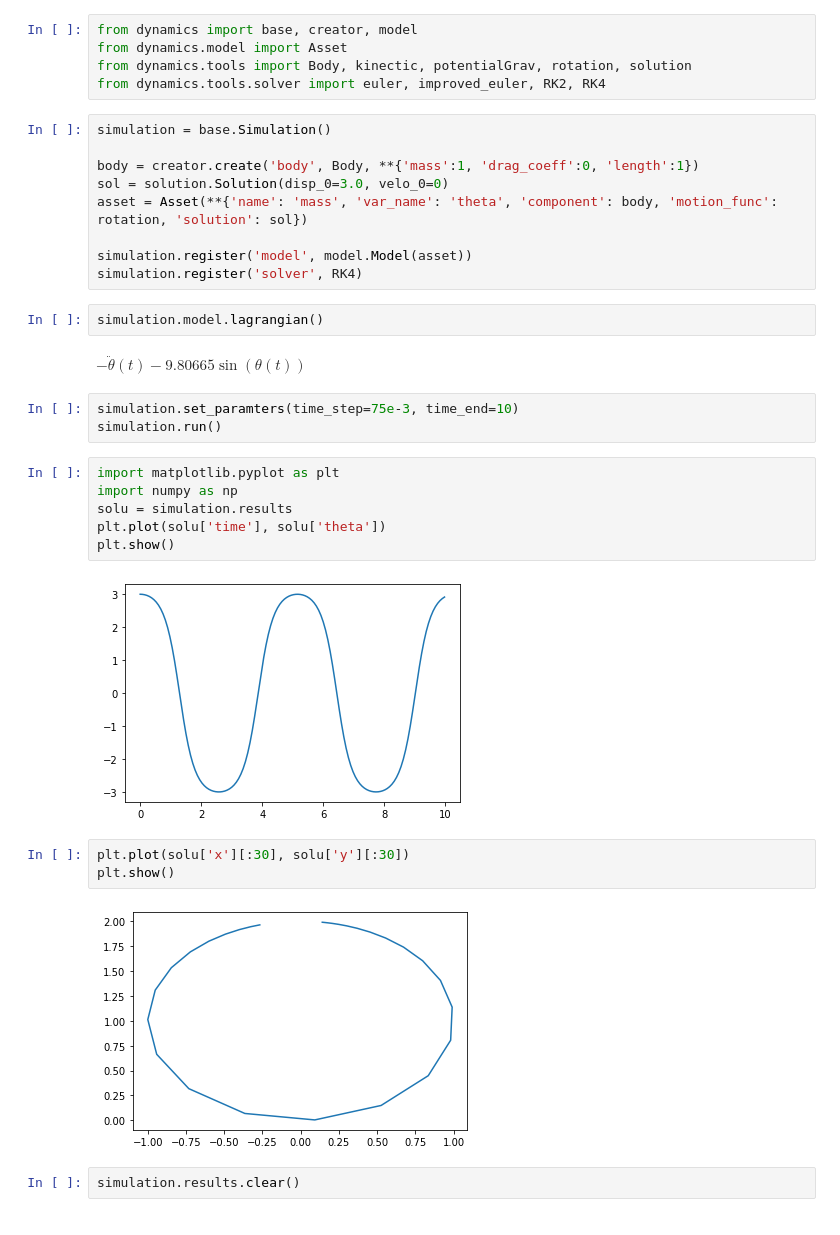
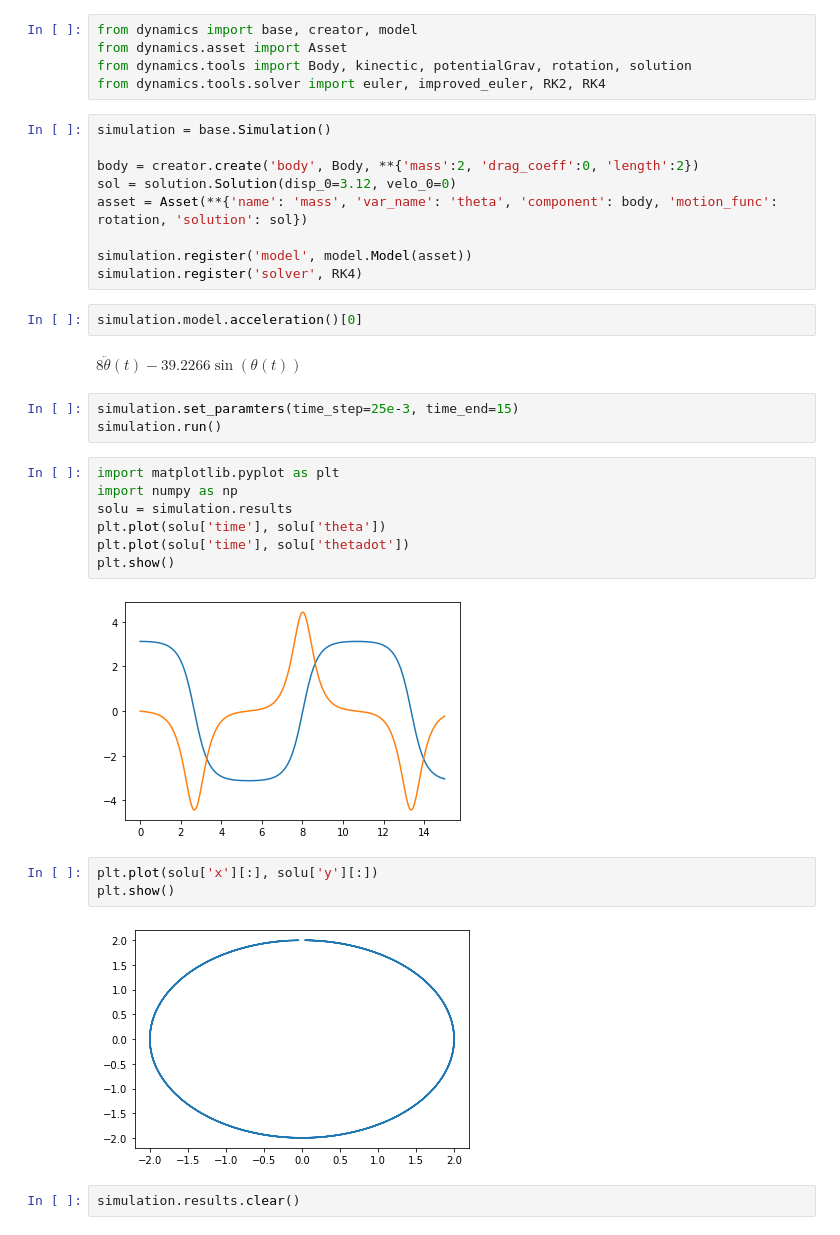
Before and after one commit to IvanCHC/Dynamics, a Jupyter notebook: examples/pendulum.ipynb, the cells around one changed output. Saved outputs shown, nothing was run; the diff lists cells and outputs as text.

Commit message:
Solution for pendulum model

```diff
--- a/examples/pendulum.ipynb
+++ b/examples/pendulum.ipynb
@@ -1,36 +1,37 @@
 # %%
 from dynamics import base, creator, model
-from dynamics.model import Asset
+from dynamics.asset import Asset
 from dynamics.tools import Body, kinectic, potentialGrav, rotation, solution
 from dynamics.tools.solver import euler, improved_euler, RK2, RK4
 # %%
 simulation = base.Simulation()
 
-body = creator.create('body', Body, **{'mass':1, 'drag_coeff':0, 'length':1})
-sol = solution.Solution(disp_0=3.0, velo_0=0)
+body = creator.create('body', Body, **{'mass':2, 'drag_coeff':0, 'length':2})
+sol = solution.Solution(disp_0=3.12, velo_0=0)
 asset = Asset(**{'name': 'mass', 'var_name': 'theta', 'component': body, 'motion_func': rotation, 'solution': sol})
 
 simulation.register('model', model.Model(asset))
 simulation.register('solver', RK4)
 # %%
-simulation.model.lagrangian()
+simulation.model.acceleration()[0]
 # %% [output]
-$\displaystyle - \ddot{\theta}{\left(t \right)} - 9.80665 \sin{\left(\theta{\left(t \right)} \right)}$
+$\displaystyle 8 \ddot{\theta}{\left(t \right)} - 39.2266 \sin{\left(\theta{\left(t \right)} \right)}$
 # %%
-simulation.set_paramters(time_step=75e-3, time_end=10)
+simulation.set_paramters(time_step=25e-3, time_end=15)
 simulation.run()
 # %%
 import matplotlib.pyplot as plt
 import numpy as np
 solu = simulation.results
 plt.plot(solu['time'], solu['theta'])
+plt.plot(solu['time'], solu['thetadot'])
 plt.show()
 # %% [output]
-[figure, old version]
+[figure, new version]
 # %%
-plt.plot(solu['x'][:30], solu['y'][:30])
+plt.plot(solu['x'][:], solu['y'][:])
 plt.show()
 # %% [output]
-[figure, old version]
+[figure, new version]
 # %%
 simulation.results.clear()
```
